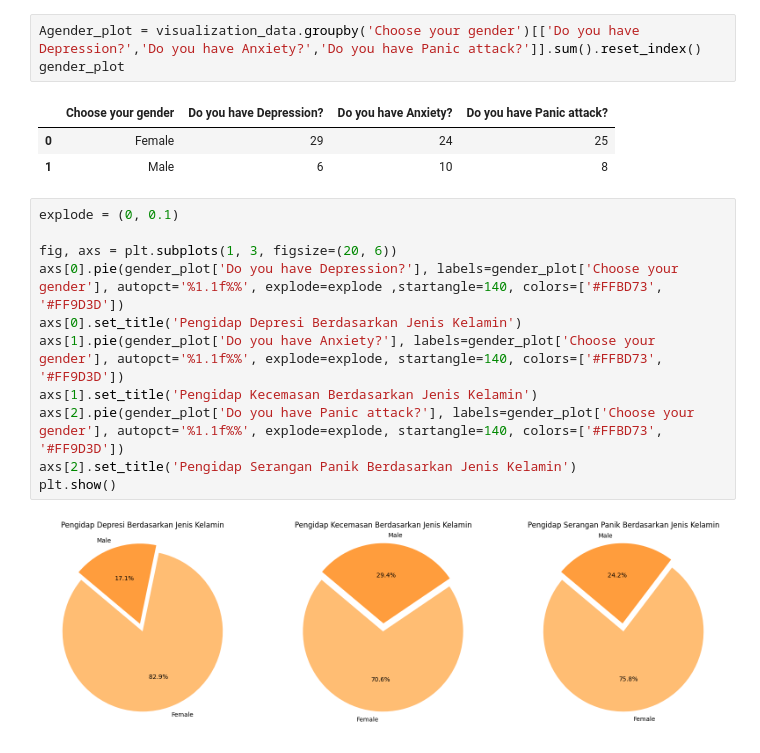
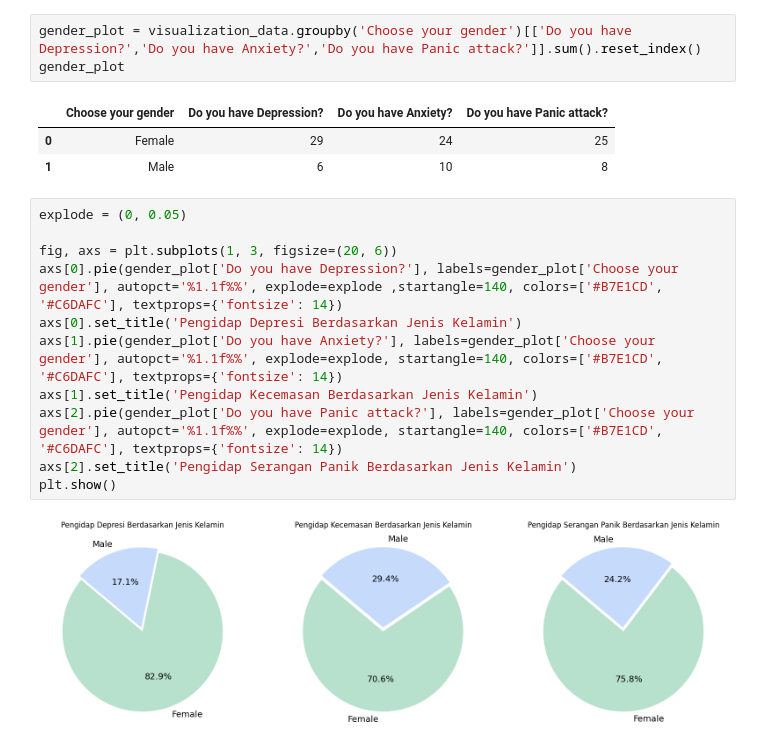
Before and after one commit to Oenm176/project_Ekstanta, a Jupyter notebook: Data_Visualisation.ipynb, the cells around one changed output. Drawn from its saved outputs; the diff is of its cells as text.

Commit message:
Update visualisasi data

```diff
--- a/Data_Visualisation.ipynb
+++ b/Data_Visualisation.ipynb
@@ -70,20 +70,20 @@ plt.show()
 # %%
-Agender_plot = visualization_data.groupby('Choose your gender')[['Do you have Depression?','Do you have Anxiety?','Do you have Panic attack?']].sum().reset_index()
+gender_plot = visualization_data.groupby('Choose your gender')[['Do you have Depression?','Do you have Anxiety?','Do you have Panic attack?']].sum().reset_index()
 gender_plot
 # %% [output]
 |  | Choose your gender | Do you have Depression? | Do you have Anxiety? | Do you have Panic attack? |
 | 0 | Female | 29 | 24 | 25 |
 | 1 | Male | 6 | 10 | 8 |
 # %%
-explode = (0, 0.1)
+explode = (0, 0.05)
 
 fig, axs = plt.subplots(1, 3, figsize=(20, 6))
-axs[0].pie(gender_plot['Do you have Depression?'], labels=gender_plot['Choose your gender'], autopct='%1.1f%%', explode=explode ,startangle=140, colors=['#FFBD73', '#FF9D3D'])
+axs[0].pie(gender_plot['Do you have Depression?'], labels=gender_plot['Choose your gender'], autopct='%1.1f%%', explode=explode ,startangle=140, colors=['#B7E1CD', '#C6DAFC'], textprops={'fontsize': 14})
 axs[0].set_title('Pengidap Depresi Berdasarkan Jenis Kelamin')
-axs[1].pie(gender_plot['Do you have Anxiety?'], labels=gender_plot['Choose your gender'], autopct='%1.1f%%', explode=explode, startangle=140, colors=['#FFBD73', '#FF9D3D'])
+axs[1].pie(gender_plot['Do you have Anxiety?'], labels=gender_plot['Choose your gender'], autopct='%1.1f%%', explode=explode, startangle=140, colors=['#B7E1CD', '#C6DAFC'], textprops={'fontsize': 14})
 axs[1].set_title('Pengidap Kecemasan Berdasarkan Jenis Kelamin')
-axs[2].pie(gender_plot['Do you have Panic attack?'], labels=gender_plot['Choose your gender'], autopct='%1.1f%%', explode=explode, startangle=140, colors=['#FFBD73', '#FF9D3D'])
+axs[2].pie(gender_plot['Do you have Panic attack?'], labels=gender_plot['Choose your gender'], autopct='%1.1f%%', explode=explode, startangle=140, colors=['#B7E1CD', '#C6DAFC'], textprops={'fontsize': 14})
 axs[2].set_title('Pengidap Serangan Panik Berdasarkan Jenis Kelamin')
 plt.show()
 # %% [output]
-[figure, old version]
+[figure, new version]
```
Also changed, not shown: parts of 1 cell of this notebook.
